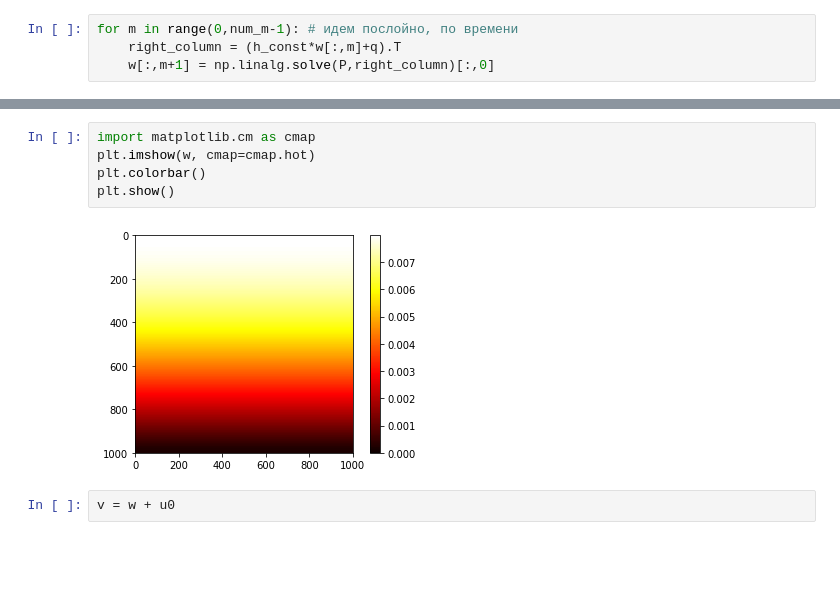
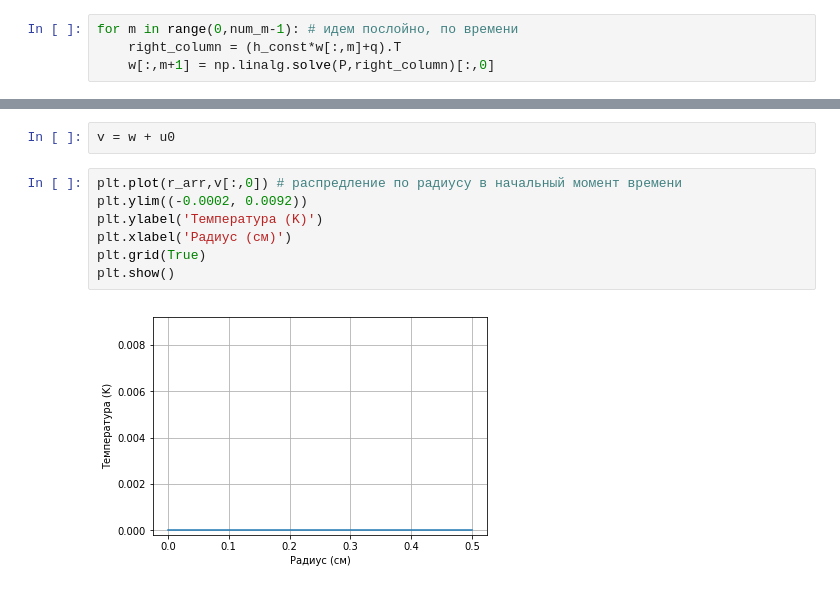
Before and after one commit to LinarKulinar/Numerical-Methods-in-Equations-of-Mathematical-Physics, a Jupyter notebook: my_implicit_(неявная).ipynb, the cells around one changed output, grey strips where cells are left out. Drawn from its saved outputs; the diff is of its cells as text; blank space fills up the shorter version.

```diff
--- a/my_implicit_(неявная).ipynb
+++ b/my_implicit_(неявная).ipynb
@@ -120,9 +94,11 @@ plt.show()
-# %%
-import matplotlib.cm as cmap
-plt.imshow(w, cmap=cmap.hot)
-plt.colorbar()
-plt.show()
-# %% [output]
-[figure, removed]
 # %%
 v = w + u0
+# %%
+plt.plot(r_arr,v[:,0]) # распредление по радиусу в начальный момент времени
+plt.ylim((-0.0002, 0.0092))
+plt.ylabel('Температура (K)')
+plt.xlabel('Радиус (см)')
+plt.grid(True)
+plt.show()
+# %% [output]
+[figure, added]
```
Also changed, not shown: parts of 16 cells of this notebook, 1 other file.
